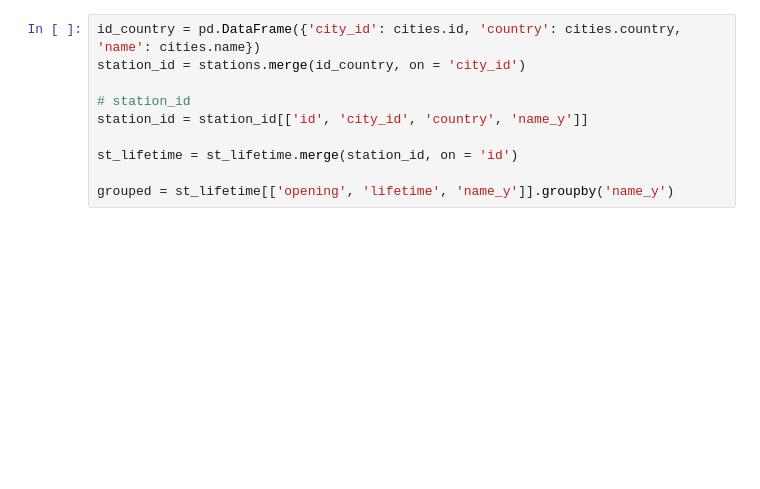
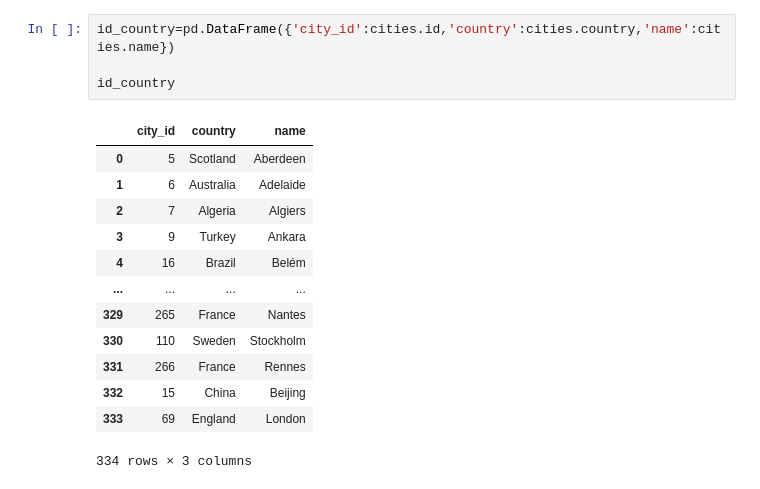
Before and after one commit to Cynz300/transit-lines-casestudy, a Jupyter notebook: transit_ig.ipynb, the cells around one changed output. Saved outputs shown, nothing was run; the diff lists cells and outputs as text; blank space fills up the shorter version.

```diff
--- a/transit_ig.ipynb
+++ b/transit_ig.ipynb
@@ -294,10 +46,18 @@ plt.savefig('png/worldwide_station_age.png')
 # %%
-id_country = pd.DataFrame({'city_id': cities.id, 'country': cities.country, 'name': cities.name})
-station_id = stations.merge(id_country, on = 'city_id')
+id_country=pd.DataFrame({'city_id':cities.id,'country':cities.country,'name':cities.name})
 
-# station_id
-station_id = station_id[['id', 'city_id', 'country', 'name_y']]
-
-st_lifetime = st_lifetime.merge(station_id, on = 'id')
-
-grouped = st_lifetime[['opening', 'lifetime', 'name_y']].groupby('name_y')
+id_country
+# %% [output]
+|  | city_id | country | name |
+| 0 | 5 | Scotland | Aberdeen |
+| 1 | 6 | Australia | Adelaide |
+| 2 | 7 | Algeria | Algiers |
+| 3 | 9 | Turkey | Ankara |
+| 4 | 16 | Brazil | Belém |
+| ... | ... | ... | ... |
+| 329 | 265 | France | Nantes |
+| 330 | 110 | Sweden | Stockholm |
+| 331 | 266 | France | Rennes |
+| 332 | 15 | China | Beijing |
+| 333 | 69 | England | London |
+334 rows × 3 columns
```
Also changed, not shown: parts of 27 cells of this notebook, 2 other files.
